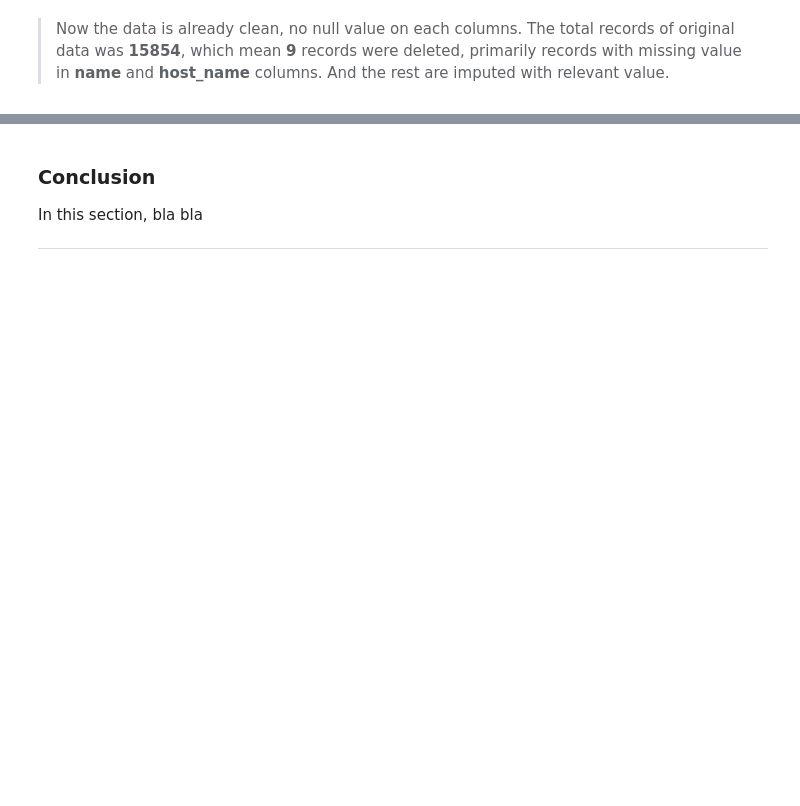
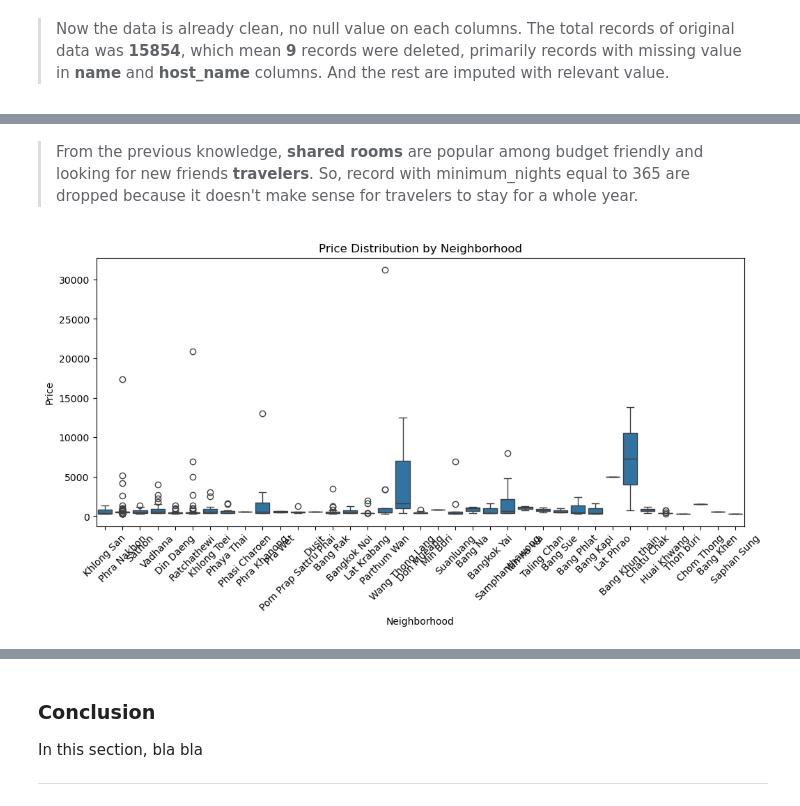
Before and after one commit to seanka/Python-AirBnB-DataAnalysis, a Jupyter notebook: CapstoneProject2.ipynb, the cells around one changed output, grey strips where cells are left out. Saved outputs shown, nothing was run; the diff lists cells and outputs as text; code cells hidden in the pictures; blank space fills up the shorter version.

Commit message:
Added Data segmentation section and data analysis

```diff
--- a/CapstoneProject2.ipynb
+++ b/CapstoneProject2.ipynb
@@ -260,0 +291,5 @@ In this section, bla bla
+# %%
+entireHome = cleanedDf[cleanedDf['room_type'] == 'Entire home/apt'].copy()
+privateRoom = cleanedDf[cleanedDf['room_type'] == 'Private room'].copy()
+hotelRoom = cleanedDf[cleanedDf['room_type'] == 'Hotel room'].copy()
+sharedRoom = cleanedDf[cleanedDf['room_type'] == 'Shared room'].copy()
@@ -260,0 +408,14 @@ In this section, bla bla
+# %%
+sharedRoom = sharedRoom[sharedRoom['minimum_nights'] < 365]
+# %% [markdown]
+> From the previous knowledge, **shared rooms** are popular among budget friendly and looking for new friends **travelers**. So, record with minimum_nights equal to 365 are dropped because it doesn't make sense for travelers to stay for a whole year.
+# %%
+plt.figure(figsize=(12, 5))
+sns.boxplot(x='neighbourhood', y='price', data=sharedRoom)
+plt.xticks(rotation=45)
+plt.title('Price Distribution by Neighborhood')
+plt.ylabel('Price')
+plt.xlabel('Neighborhood')
+plt.show()
+# %% [output]
+[figure, added]
```
Also changed, not shown: parts of 52 cells of this notebook, 3 other files.
